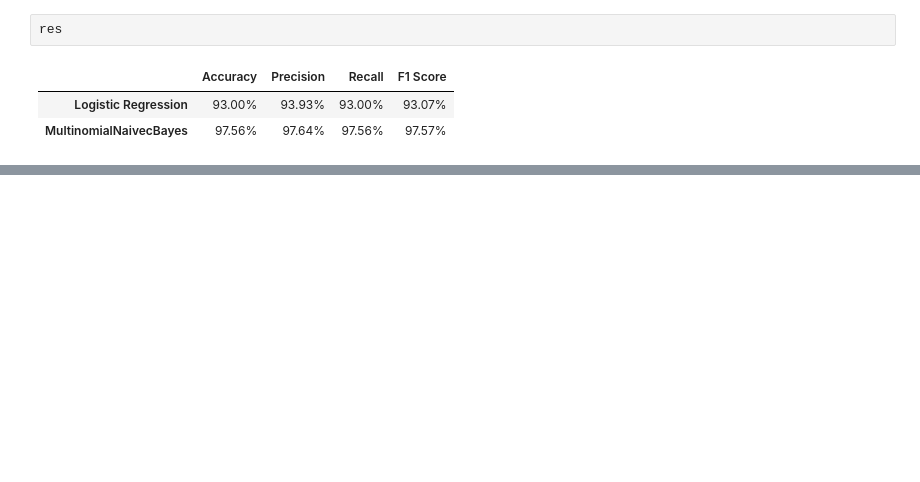
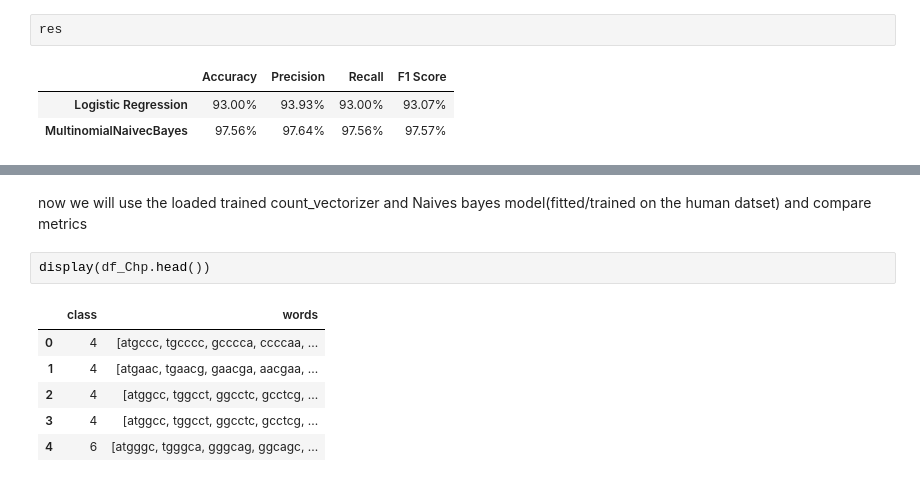
Before and after one commit to asserxx/Dna_seq_gene_family_prediction, a Jupyter notebook: dna_seq.ipynb, the cells around one changed output, grey strips where cells are left out. Saved outputs shown, nothing was run; the diff lists cells and outputs as text; blank space fills up the shorter version.

```diff
--- a/dna_seq.ipynb
+++ b/dna_seq.ipynb
@@ -460,0 +943,11 @@ res
+# %% [markdown]
+now we will use the loaded trained count_vectorizer and Naives bayes model(fitted/trained on the human datset) and compare metrics
+# %%
+display(df_Chp.head())
+# %% [output]
+|  | class | words |
+| 0 | 4 | [atgccc, tgcccc, gcccca, ccccaa, ... |
+| 1 | 4 | [atgaac, tgaacg, gaacga, aacgaa, ... |
+| 2 | 4 | [atggcc, tggcct, ggcctc, gcctcg, ... |
+| 3 | 4 | [atggcc, tggcct, ggcctc, gcctcg, ... |
+| 4 | 6 | [atgggc, tgggca, gggcag, ggcagc, ... |
```
Also changed, not shown: parts of 64 cells of this notebook.
